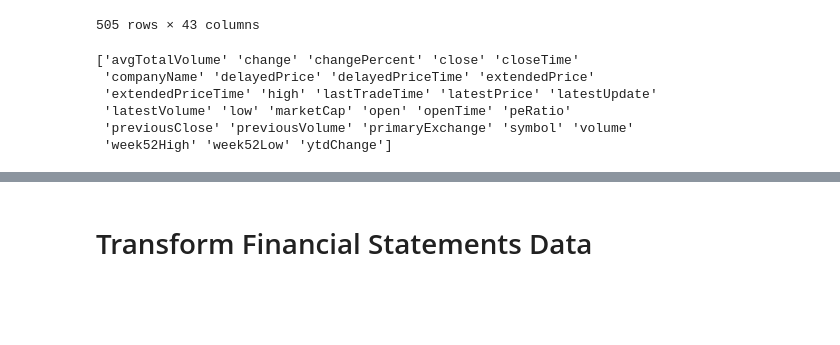
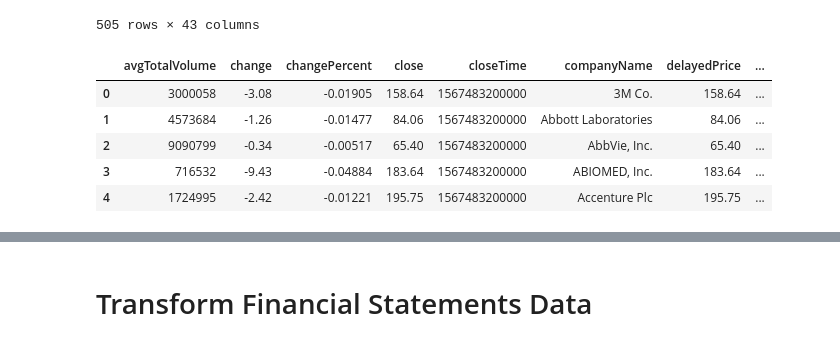
Before and after one commit to pablojordan/Financial_data_ETL, a Jupyter notebook: stocks_API_Code/Transform_Stocks_API.ipynb, the cells around one changed output, grey strips where cells are left out. Drawn from its saved outputs; the diff is of its cells as text; code cells hidden in the pictures; blank space fills up the shorter version.

```diff
--- a/stocks_API_Code/Transform_Stocks_API.ipynb
+++ b/stocks_API_Code/Transform_Stocks_API.ipynb
@@ -196,18 +216,18 @@ fortune_data_df
 # %%
 # Drop calculationPrice iexAskPrice iexAskSize, iexBidPrice, iexBidSize, iexLastUpdated, iexMarketPercent,iexRealtimeSize
 
-fortune_data_df = fortune_data_df.drop(columns = ['extendedChange','extendedChangePercent','iexAskPrice','iexAskSize','iexBidPrice','iexBidSize',\
+fortune_data_df.drop(columns = ['extendedChange','extendedChangePercent','iexAskPrice','iexAskSize','iexBidPrice','iexBidSize',\
  'iexLastUpdated','iexMarketPercent','iexRealtimePrice','calculationPrice','latestTime',\
                                 'iexRealtimeSize','iexVolume','isUSMarketOpen','latestSource'], inplace = True)
-# Print all columns names
-print(fortune_data_df.columns.values)
-# %% [output]
-['avgTotalVolume' 'change' 'changePercent' 'close' 'closeTime'
- 'companyName' 'delayedPrice' 'delayedPriceTime' 'extendedPrice'
- 'extendedPriceTime' 'high' 'lastTradeTime' 'latestPrice' 'latestUpdate'
- 'latestVolume' 'low' 'marketCap' 'open' 'openTime' 'peRatio'
- 'previousClose' 'previousVolume' 'primaryExchange' 'symbol' 'volume'
- 'week52High' 'week52Low' 'ytdChange']
+# %%
+fortune_data_df.head()
+# %% [output]
+|  | avgTotalVolume | change | changePercent | close | closeTime | companyName | delayedPrice | ... |
+| 0 | 3000058 | -3.08 | -0.01905 | 158.64 | 1567483200000 | 3M Co. | 158.64 | ... |
+| 1 | 4573684 | -1.26 | -0.01477 | 84.06 | 1567483200000 | Abbott Laboratories | 84.06 | ... |
+| 2 | 9090799 | -0.34 | -0.00517 | 65.40 | 1567483200000 | AbbVie, Inc. | 65.40 | ... |
+| 3 | 716532 | -9.43 | -0.04884 | 183.64 | 1567483200000 | ABIOMED, Inc. | 183.64 | ... |
+| 4 | 1724995 | -2.42 | -0.01221 | 195.75 | 1567483200000 | Accenture Plc | 195.75 | ... |
 # %%
 # Fix UTC dates
 # Clean date from UTC to regular date
```
Also changed, not shown: parts of 10 cells of this notebook, 4 other files.
